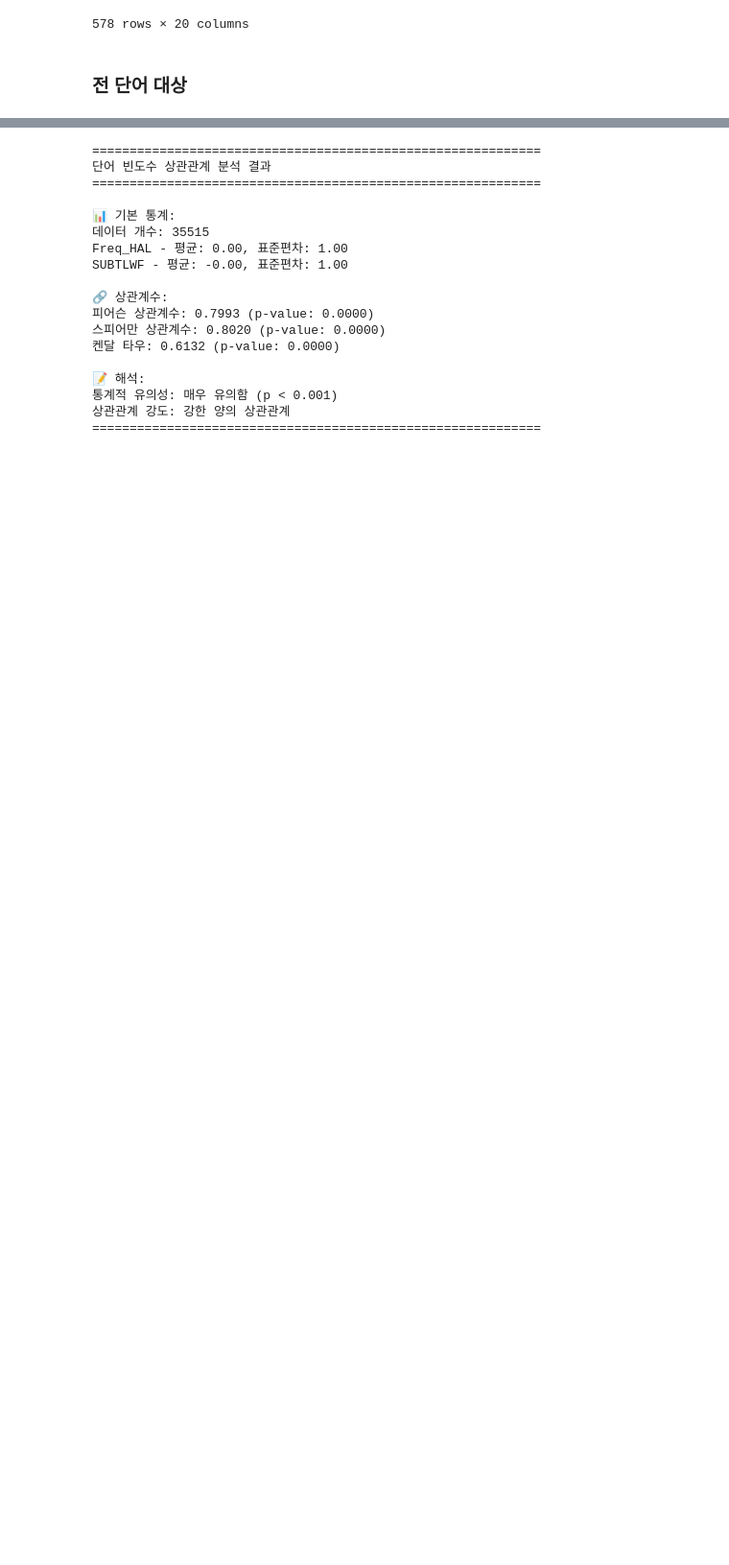
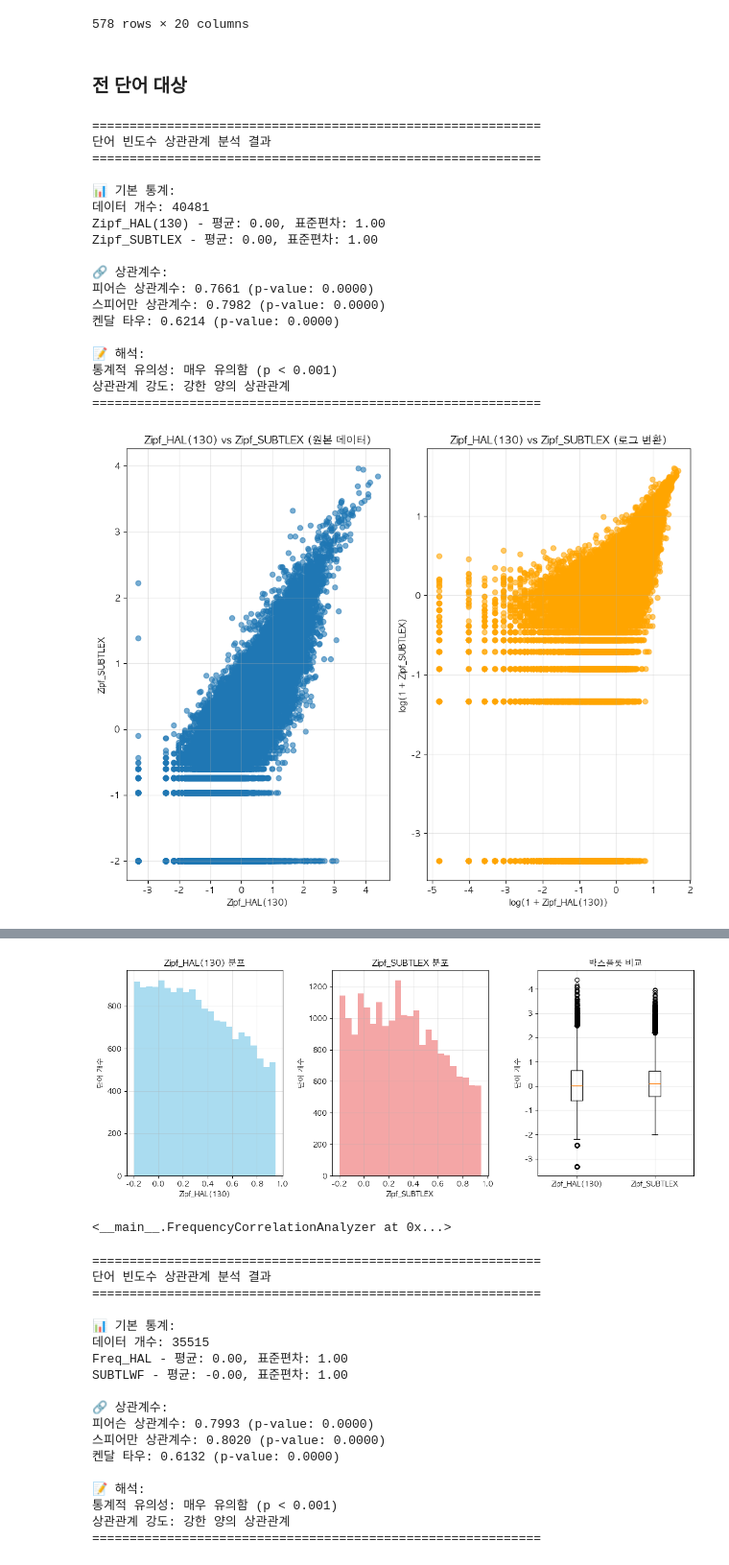
Before and after one commit to irregular6612/english-corpus-comparison, a Jupyter notebook: src/notebooks/correlation_analysis_example.ipynb, the cells around one changed output, grey strips where cells are left out. Shown at 96% size. Drawn from its saved outputs; the diff is of its cells as text; code cells hidden in the pictures; blank space fills up the shorter version.

```diff
--- a/src/notebooks/correlation_analysis_example.ipynb
+++ b/src/notebooks/correlation_analysis_example.ipynb
@@ -229,0 +240,3 @@ All file paths are valid.
+# %%
+zero_in = pd.read_excel(os.path.join(corpora_dir, 'merged_corpora', 'KE_E_final(250922-2300)-zeroIn.xlsx'))
+zero_out = pd.read_excel(os.path.join(corpora_dir, 'merged_corpora', 'KE_E_final(250922-1400)-zeroEx.xlsx'))
@@ -270,3 +381,25 @@ df[df['POS'].isna() == True]
 578 rows × 20 columns
 # %% [markdown]
 ### 전 단어 대상
+# %%
+analyze_word_frequency_correlation(zero_in, 'Zipf_HAL(130)', 'Zipf_SUBTLEX', normalize=True, bins=np.arange(-.2, 1, 0.05))
+# %% [output]
+============================================================
+단어 빈도수 상관관계 분석 결과
+============================================================
+
+📊 기본 통계:
+데이터 개수: 40481
+Zipf_HAL(130) - 평균: 0.00, 표준편차: 1.00
+Zipf_SUBTLEX - 평균: 0.00, 표준편차: 1.00
+
+🔗 상관계수:
+피어슨 상관계수: 0.7661 (p-value: 0.0000)
+스피어만 상관계수: 0.7982 (p-value: 0.0000)
+켄달 타우: 0.6214 (p-value: 0.0000)
+
+📝 해석:
+통계적 유의성: 매우 유의함 (p < 0.001)
+상관관계 강도: 강한 양의 상관관계
+============================================================
+[figure, added]
@@ -273,3 +407,5 @@ df[df['POS'].isna() == True]
+[figure, added]
+<__main__.FrequencyCorrelationAnalyzer at 0x...>
 # %%
 analyze_word_frequency_correlation(df, 'Freq_RHAL', 'SUBTLWF', normalize=True, bins=np.arange(-.2, 1, 0.05))
 # %% [output]
```
Also changed, not shown: parts of 14 cells of this notebook, 2 other files.
